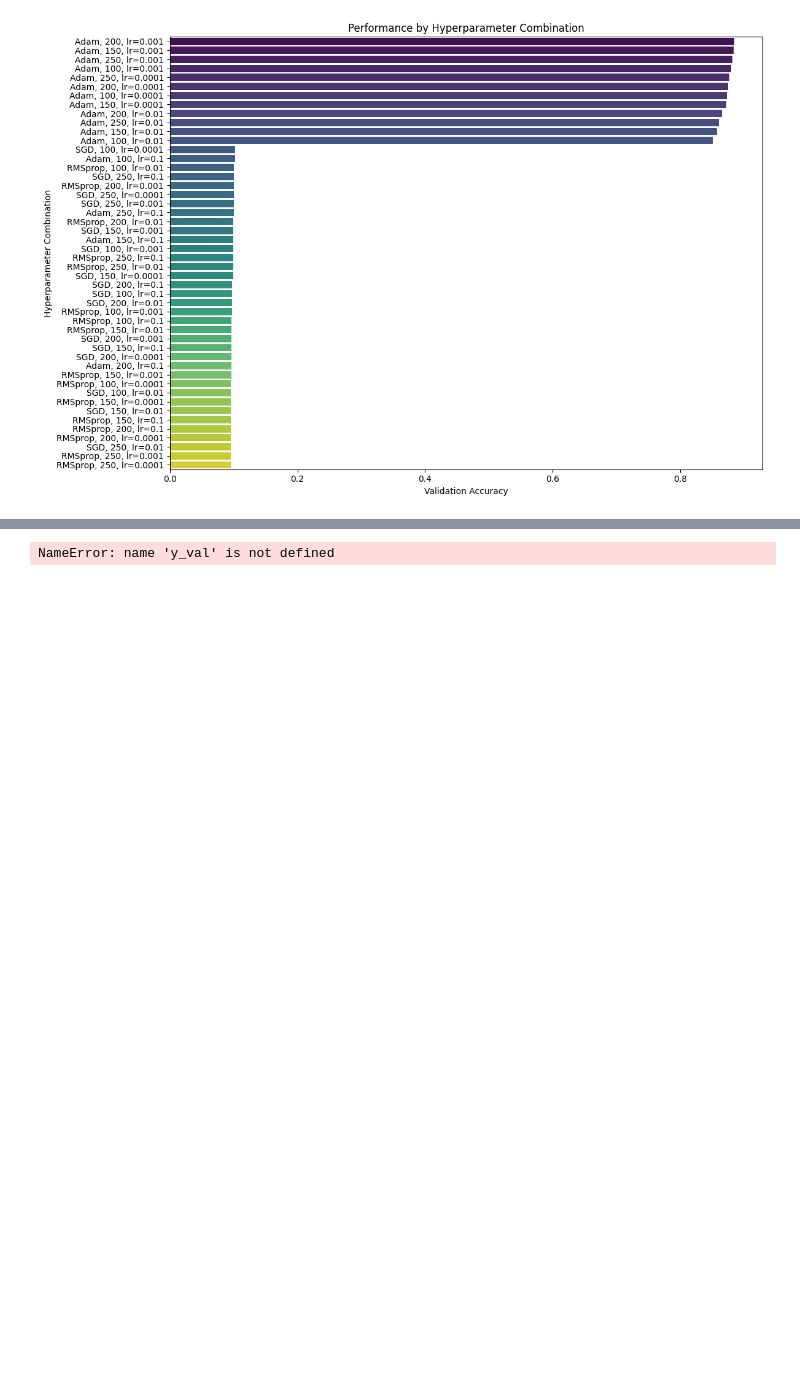
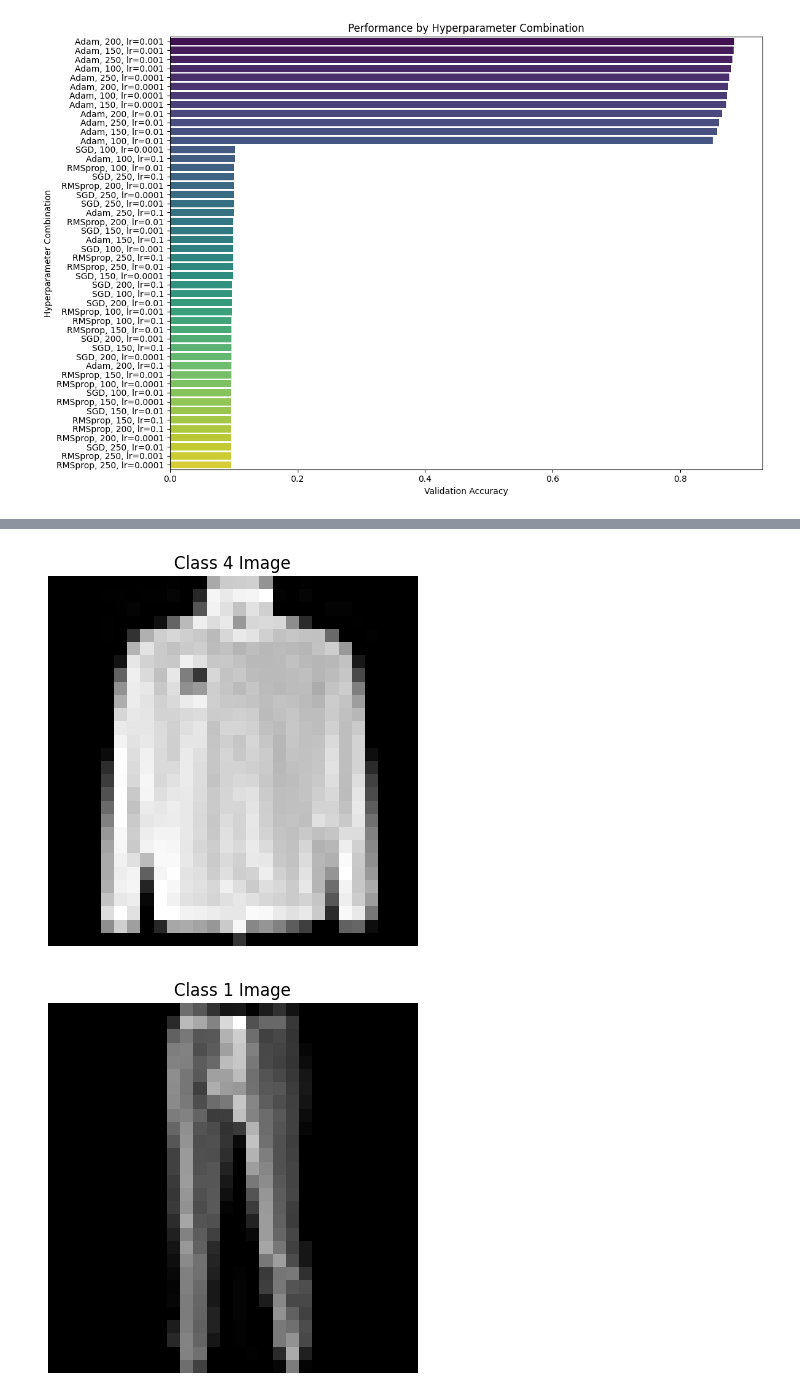
Before and after one commit to traceyomphile/CSC2042S-Neural-Network, a Jupyter notebook: Neural Network.ipynb, the cells around one changed output, grey strips where cells are left out. Saved outputs shown, nothing was run; the diff lists cells and outputs as text; code cells hidden in the pictures; blank space fills up the shorter version.

```diff
--- a/Neural Network.ipynb
+++ b/Neural Network.ipynb
@@ -564,7 +564,23 @@ plt.show()
 # %%
+"""Visualise how an item of each class might look like"""
+uniq_labels = []
+for i, image in enumerate(X_val):
+    if len(uniq_labels) == 10:
+        break
 
-uniqs, u_coutns = y_val.unique(return_counts=True)
-print(uniqs)
-print(u_coutns)
+    if y_val[i] not in uniq_labels:
+        uniq_labels.append(y_val[i])
+
+        # Convert image
+        img_arr = image.reshape(28, 28)
+        num_arr = img_arr.numpy()
+
+        # Display image
+        plt.figure()
+        plt.imshow(num_arr, cmap='gray')
+        plt.title(f"Class {y_val[i]} Image")
+        plt.axis('off')
+        plt.show()
 # %% [output]
-NameError: name 'y_val' is not defined
+[figure, added]
+[figure, added]
```
Also changed, not shown: parts of 7 cells of this notebook, 5 other files.
